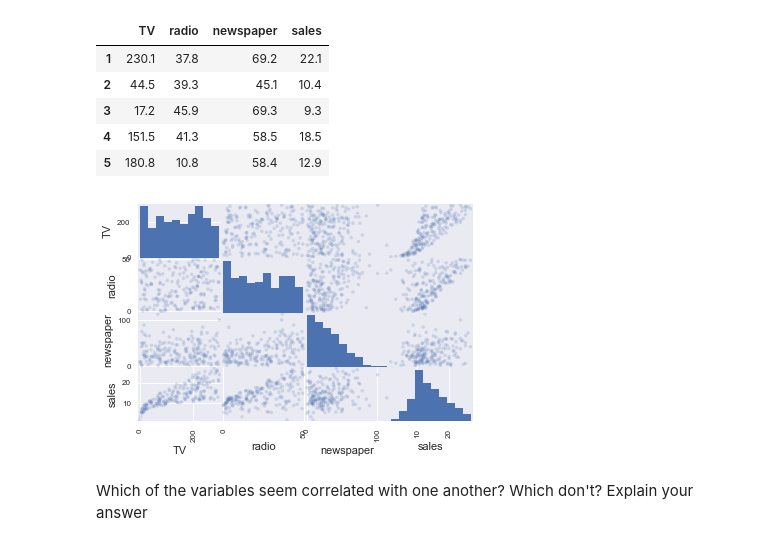
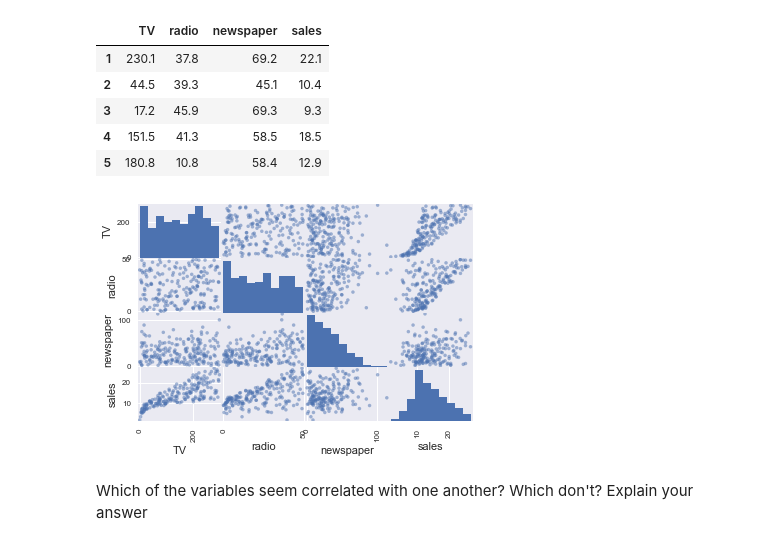
Before and after one commit to Columbia-Intro-Data-Science/python-introduction-aec2206, a Jupyter notebook: Homework1.ipynb, the cells around one changed output. Saved outputs shown, nothing was run; the diff lists cells and outputs as text; code cells hidden in the pictures.

```diff
--- a/Homework1.ipynb
+++ b/Homework1.ipynb
@@ -105,19 +105,20 @@ df.head()
 # %%
 import numpy as np
 import pandas as pd
 import sys
 import matplotlib.pyplot as plt
 import statsmodels.api as sm
-from pandas.tools.plotting import scatter_matrix
-#plt.scatter(Fill_this_in)
+from pandas.plotting import scatter_matrix
 
-Source='http://www-bcf.usc.edu/~gareth/ISL/Advertising.csv'
-variables=['TV','radio','newspaper','sales']
 
-lists=pd.read_csv(Source)
+#Source='http://www-bcf.usc.edu/~gareth/ISL/Advertising.csv'
+#variables=['TV','radio','newspaper','sales']
 
-scatter_matrix(lists[variables], alpha=0.2)
+#lists=pd.read_csv(Source)
+
+#scatter_matrix(lists[variables], alpha=0.2)
+scatter_matrix(df)
 
 plt.show()
 # %% [output]
-[figure, old version]
+[figure, new version]
```
Also changed, not shown: parts of 34 cells of this notebook.
